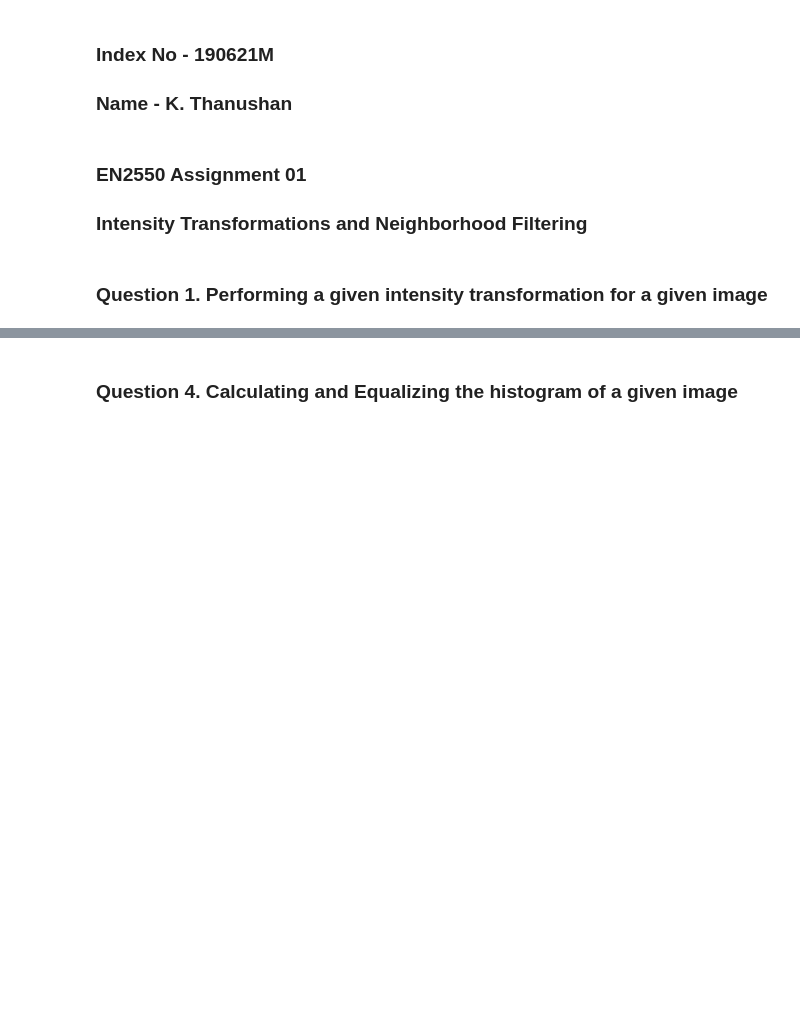
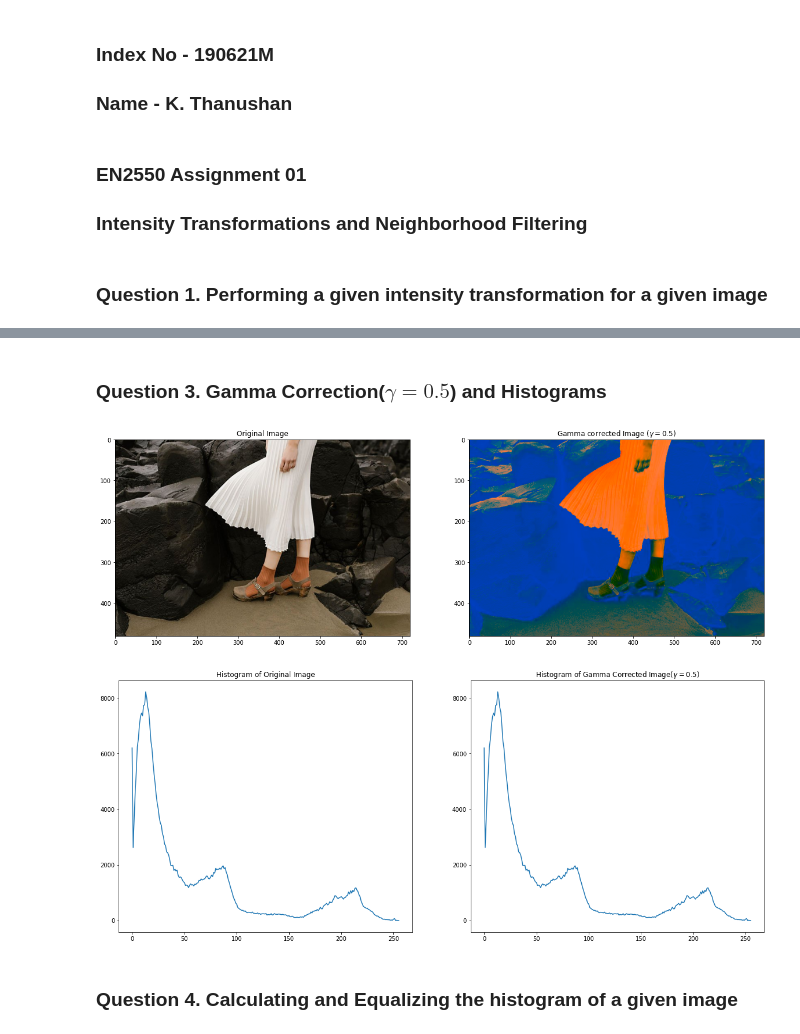
Before and after one commit to K-Thanushan/EN2550-Fundamentals-of-Image-Processing-and-Machine-Vision, a Jupyter notebook: Assignments/Assignment1/EN2550_Assignment1_190621M.ipynb, the cells around one changed output, grey strips where cells are left out. Drawn from its saved outputs; the diff is of its cells as text; code cells hidden in the pictures; blank space fills up the shorter version.

Commit message:
Completed Gamma correction problem

```diff
--- a/Assignments/Assignment1/EN2550_Assignment1_190621M.ipynb
+++ b/Assignments/Assignment1/EN2550_Assignment1_190621M.ipynb
@@ -47,3 +46,51 @@ plt.show()
+# %% [markdown]
+### Question 3. Gamma Correction($\gamma = 0.5$) and Histograms
+# %%
+#Question 3
+import numpy as np
+import cv2 as cv
+import matplotlib.pyplot as plt
+
+#Reading the given image
+Original_image = cv.imread(r'highlights_and_shadows.jpg')
+assert Original_image is not None
+
+
+#Performing gamma correction
+Gamma = 0.5
+Lab = cv.cvtColor(Original_image, cv.COLOR_BGR2Lab)
+t = np.array([(p/255)**Gamma*255 for p in range(0,256)]).astype(np.uint8)
+g = cv.LUT(Lab[0],t)
+New_image = Original_image
+New_image[0] = g
+assert New_image is not None
+
+#Plotting the Images
+Image_plot = cv.cvtColor(Original_image, cv.COLOR_BGR2RGB)
+fig, ax = plt.subplots(1, 2, figsize = (20,8))
+ax[0].imshow(Image_plot)
+ax[0].set_title('Original Image')
+
+Image_plot2= cv.cvtColor(New_image, cv.COLOR_Lab2RGB)
+#fig, ax = plt.subplots()
+ax[1].imshow(Image_plot2)
+ax[1].set_title("Gamma corrected Image ($\gamma = 0.5$)")
+plt.show()
+
+#Calculating the histograms of the images
+Original_image_histogram = cv.calcHist([Original_image], [0], None, [256], [0,256])
+Changed_image_histogram = cv.calcHist([New_image], [0], None, [256], [0,256])
+
+#Plotting the histograms
+fig, ax = plt.subplots(1, 2, figsize = (20,8))
+ax[0].plot(Original_image_histogram)
+ax[0].set_title('Histogram of Original Image')
+ax[1].plot(Changed_image_histogram)
+ax[1].set_title('Histogram of Gamma Corrected Image($\gamma = 0.5$)')
+plt.show()
+# %% [output]
+[figure, added]
+[figure, added]
 # %% [markdown]
 ### Question 4. Calculating and Equalizing the histogram of a given image
 # %%
```
Also changed, not shown: parts of 2 cells of this notebook.
